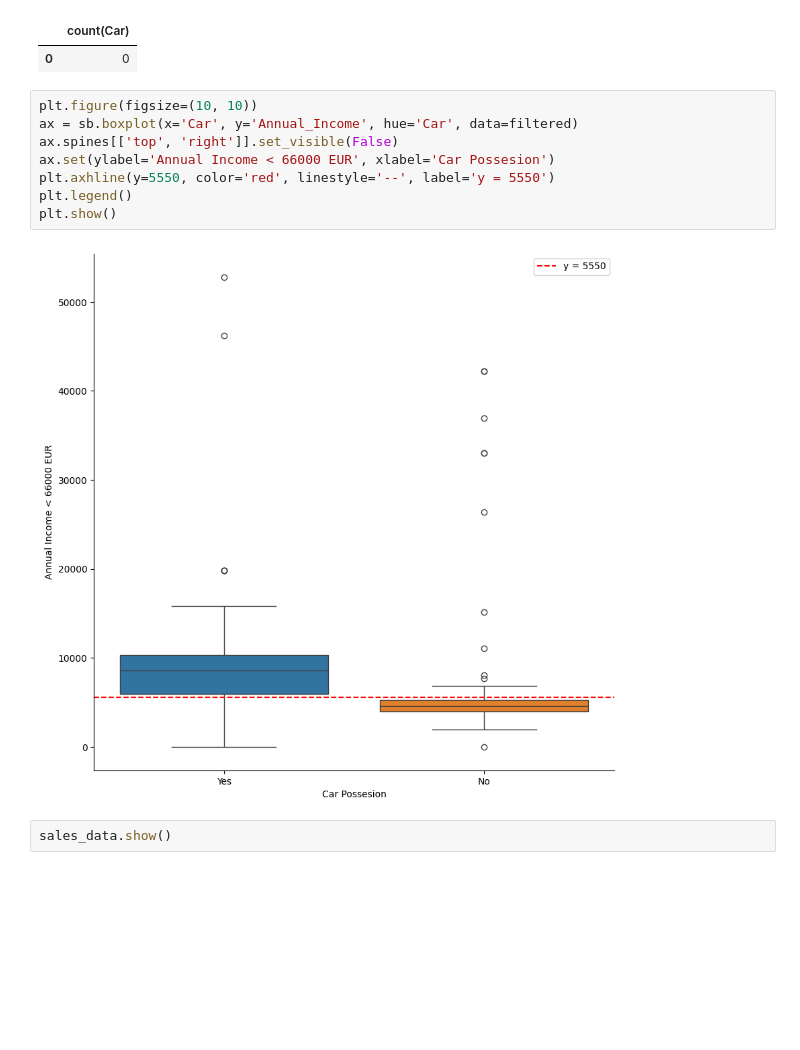
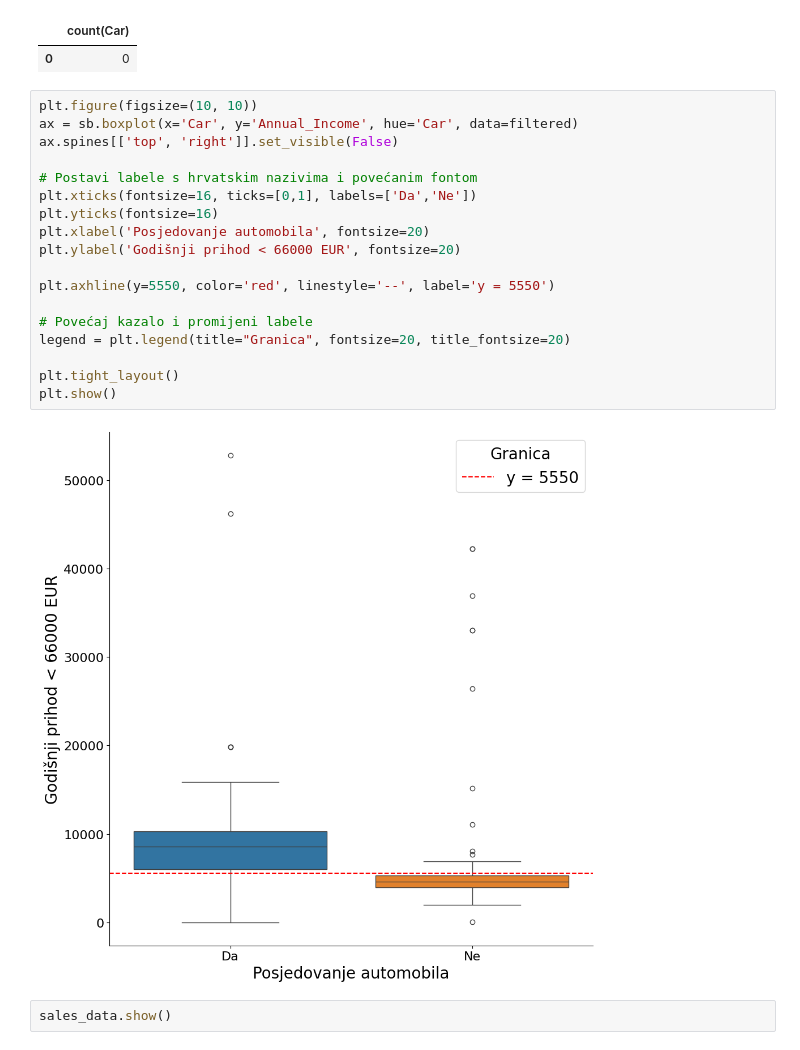
Before and after one commit to File500/Data_science_and_analysis, a Jupyter notebook: analysis/visual_analysis/car_ownership_and_sales_EDA.ipynb, the cells around one changed output. Drawn from its saved outputs; the diff is of its cells as text; blank space fills up the shorter version.

```diff
--- a/analysis/visual_analysis/car_ownership_and_sales_EDA.ipynb
+++ b/analysis/visual_analysis/car_ownership_and_sales_EDA.ipynb
@@ -180,13 +210,23 @@ display(sql_to_df('''select count(Car) from ownership where Annual_Income > 6600
 # %%
 plt.figure(figsize=(10, 10))
 ax = sb.boxplot(x='Car', y='Annual_Income', hue='Car', data=filtered)
 ax.spines[['top', 'right']].set_visible(False)
-ax.set(ylabel='Annual Income < 66000 EUR', xlabel='Car Possesion')
+
+# Postavi labele s hrvatskim nazivima i povećanim fontom
+plt.xticks(fontsize=16, ticks=[0,1], labels=['Da','Ne'])
+plt.yticks(fontsize=16)
+plt.xlabel('Posjedovanje automobila', fontsize=20)
+plt.ylabel('Godišnji prihod < 66000 EUR', fontsize=20)
+
 plt.axhline(y=5550, color='red', linestyle='--', label='y = 5550')
-plt.legend()
+
+# Povećaj kazalo i promijeni labele
+legend = plt.legend(title="Granica", fontsize=20, title_fontsize=20)
+
+plt.tight_layout()
 plt.show()
 # %% [output]
-[figure, old version]
+[figure, new version]
 # %%
 sales_data.show()
 # %% [output]
```
Also changed, not shown: parts of 7 cells of this notebook, 40 other files.
